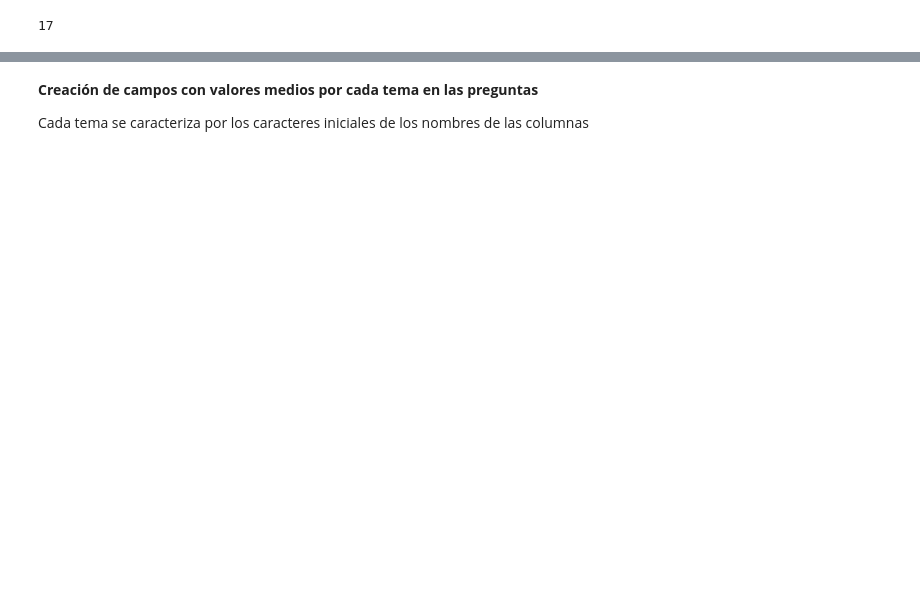
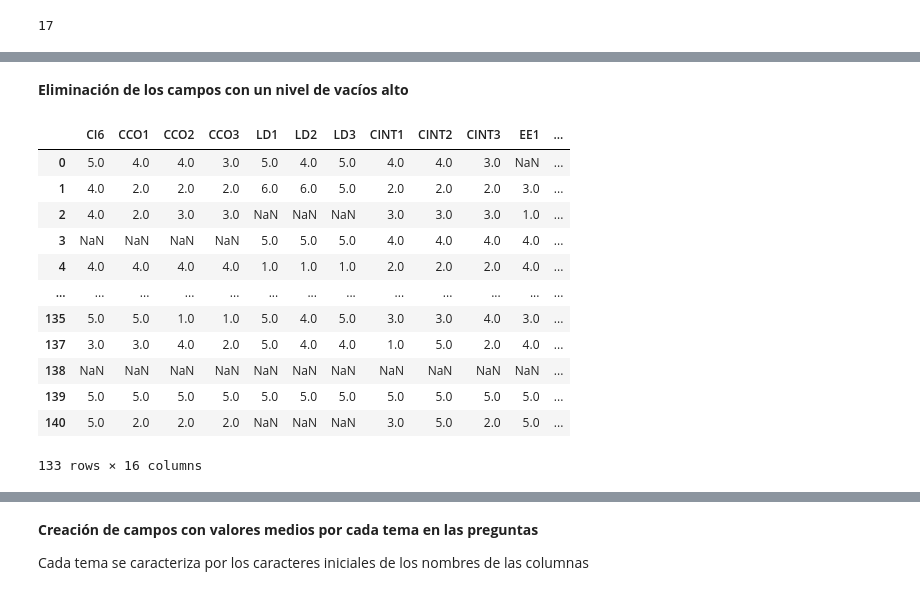
Before and after one commit to mbaroja/TFM, a Jupyter notebook: EDA.ipynb, the cells around one changed output, grey strips where cells are left out. Drawn from its saved outputs; the diff is of its cells as text; code cells hidden in the pictures; blank space fills up the shorter version.

```diff
--- a/EDA.ipynb
+++ b/EDA.ipynb
@@ -124,2 +158,20 @@ Diagrama de dispersión de valores vacíos por dimensiones
 
 ---
+# %% [markdown]
+**Eliminación de los campos con un nivel de vacíos alto**
+# %%
+df_sin_nulos[attributes_with_missing[0:-1]]
+# %% [output]
+|  | CI6 | CCO1 | CCO2 | CCO3 | LD1 | LD2 | LD3 | CINT1 | CINT2 | CINT3 | EE1 | ... |
+| 0 | 5.0 | 4.0 | 4.0 | 3.0 | 5.0 | 4.0 | 5.0 | 4.0 | 4.0 | 3.0 | NaN | ... |
+| 1 | 4.0 | 2.0 | 2.0 | 2.0 | 6.0 | 6.0 | 5.0 | 2.0 | 2.0 | 2.0 | 3.0 | ... |
+| 2 | 4.0 | 2.0 | 3.0 | 3.0 | NaN | NaN | NaN | 3.0 | 3.0 | 3.0 | 1.0 | ... |
+| 3 | NaN | NaN | NaN | NaN | 5.0 | 5.0 | 5.0 | 4.0 | 4.0 | 4.0 | 4.0 | ... |
+| 4 | 4.0 | 4.0 | 4.0 | 4.0 | 1.0 | 1.0 | 1.0 | 2.0 | 2.0 | 2.0 | 4.0 | ... |
+| ... | ... | ... | ... | ... | ... | ... | ... | ... | ... | ... | ... | ... |
+| 135 | 5.0 | 5.0 | 1.0 | 1.0 | 5.0 | 4.0 | 5.0 | 3.0 | 3.0 | 4.0 | 3.0 | ... |
+| 137 | 3.0 | 3.0 | 4.0 | 2.0 | 5.0 | 4.0 | 4.0 | 1.0 | 5.0 | 2.0 | 4.0 | ... |
+| 138 | NaN | NaN | NaN | NaN | NaN | NaN | NaN | NaN | NaN | NaN | NaN | ... |
+| 139 | 5.0 | 5.0 | 5.0 | 5.0 | 5.0 | 5.0 | 5.0 | 5.0 | 5.0 | 5.0 | 5.0 | ... |
+| 140 | 5.0 | 2.0 | 2.0 | 2.0 | NaN | NaN | NaN | 3.0 | 5.0 | 2.0 | 5.0 | ... |
+133 rows × 16 columns
```
Also changed, not shown: parts of 15 cells of this notebook.
